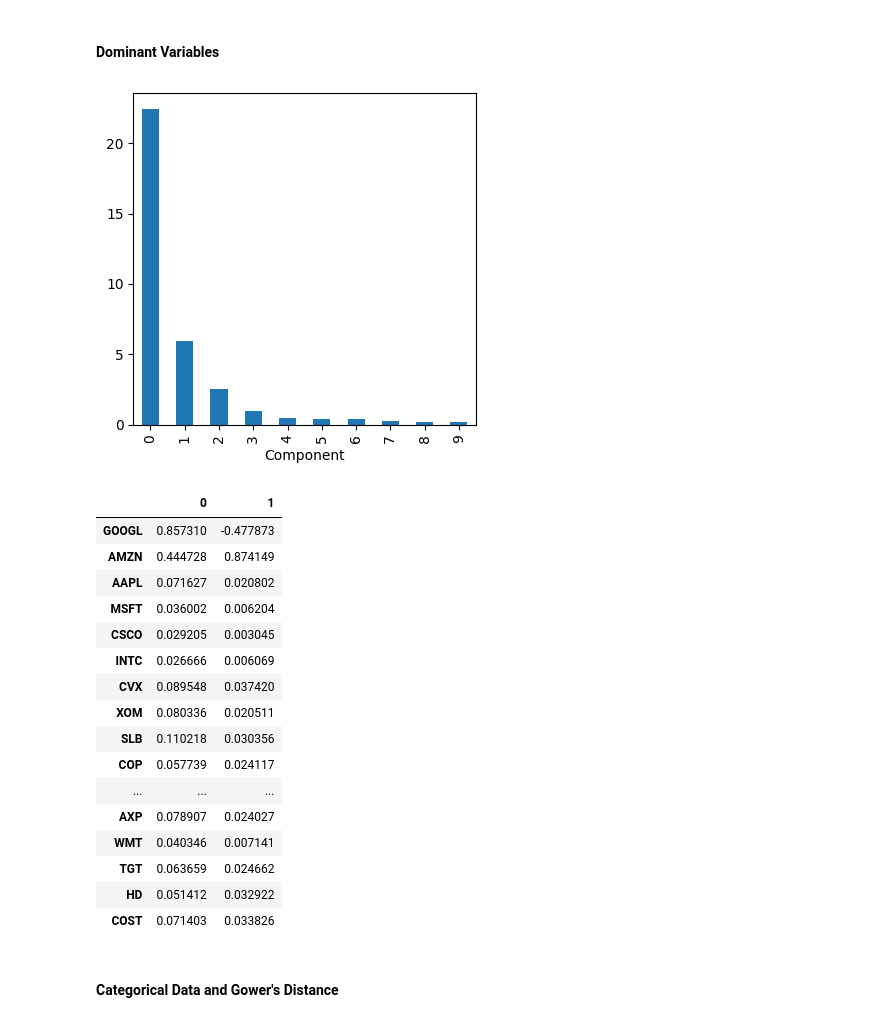
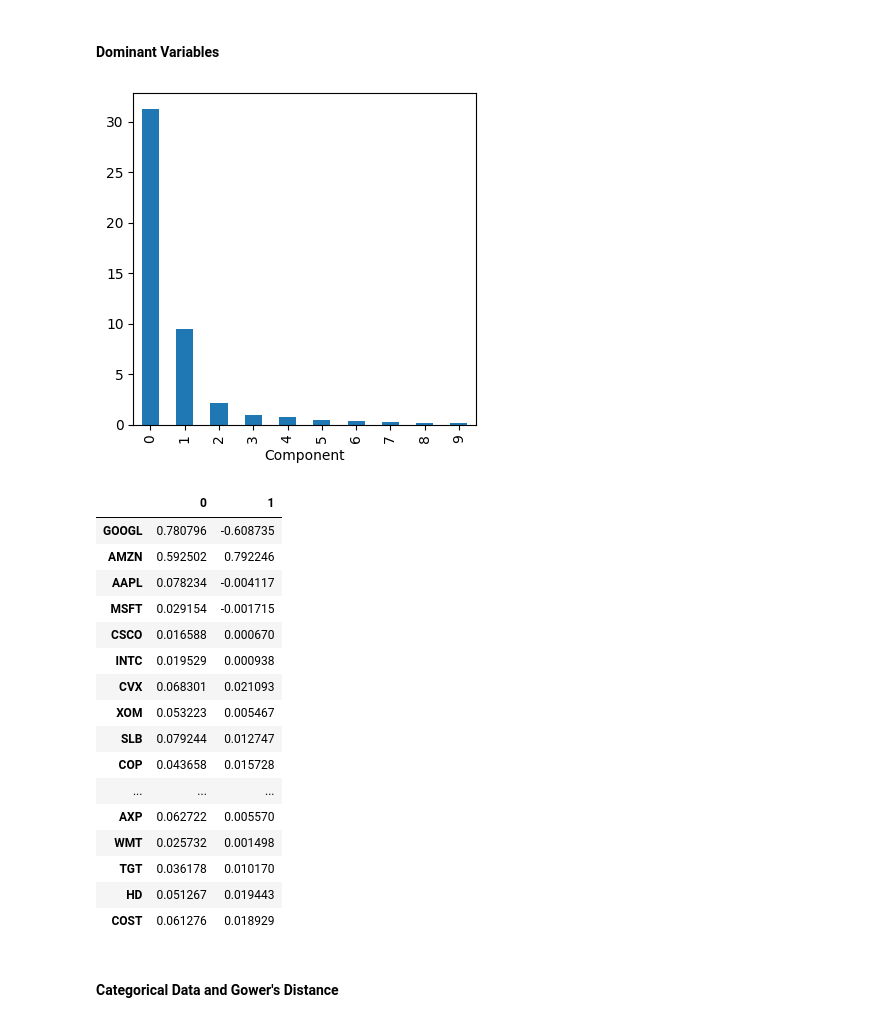
Before and after one commit to gedeck/ai-assisted-statistics-for-data-scientists, a Jupyter notebook: code/python/ch07.ipynb, the cells around one changed output. Drawn from its saved outputs; the diff is of its cells as text; code cells hidden in the pictures.

```diff
--- a/code/python/ch07.ipynb
+++ b/code/python/ch07.ipynb
@@ -348,40 +348,40 @@ centers
 # %%
 syms = ["GOOGL", "AMZN", "AAPL", "MSFT", "CSCO", "INTC", "CVX", "XOM",
         "SLB", "COP", "JPM", "WFC", "USB", "AXP", "WMT", "TGT", "HD", "COST"]
-top_sp1 = sp500_px.loc[sp500_px.index >= "2005-01-01", syms]
+top_sp1 = sp500_px.loc[sp500_px.index >= "2011-01-01", syms]
 
 sp_pca1 = PCA()
 sp_pca1.fit(top_sp1)
 
 explained_variance = pd.DataFrame(sp_pca1.explained_variance_)
 ax = explained_variance.head(10).plot.bar(legend=False, figsize=(4, 4))
 ax.set_xlabel("Component")
 
 plt.tight_layout()
 plt.show()
 # %% [output]
-[figure, old version]
+[figure, new version]
 # %%
 loadings = pd.DataFrame(sp_pca1.components_[0:2, :], columns=top_sp1.columns)
 loadings.transpose()
 # %% [output]
 |  | 0 | 1 |
-| GOOGL | 0.857310 | -0.477873 |
-| AMZN | 0.444728 | 0.874149 |
-| AAPL | 0.071627 | 0.020802 |
-| MSFT | 0.036002 | 0.006204 |
-| CSCO | 0.029205 | 0.003045 |
-| INTC | 0.026666 | 0.006069 |
-| CVX | 0.089548 | 0.037420 |
-| XOM | 0.080336 | 0.020511 |
-| SLB | 0.110218 | 0.030356 |
-| COP | 0.057739 | 0.024117 |
+| GOOGL | 0.780796 | -0.608735 |
+| AMZN | 0.592502 | 0.792246 |
+| AAPL | 0.078234 | -0.004117 |
+| MSFT | 0.029154 | -0.001715 |
+| CSCO | 0.016588 | 0.000670 |
+| INTC | 0.019529 | 0.000938 |
+| CVX | 0.068301 | 0.021093 |
+| XOM | 0.053223 | 0.005467 |
+| SLB | 0.079244 | 0.012747 |
+| COP | 0.043658 | 0.015728 |
 | ... | ... | ... |
-| AXP | 0.078907 | 0.024027 |
-| WMT | 0.040346 | 0.007141 |
-| TGT | 0.063659 | 0.024662 |
-| HD | 0.051412 | 0.032922 |
-| COST | 0.071403 | 0.033826 |
+| AXP | 0.062722 | 0.005570 |
+| WMT | 0.025732 | 0.001498 |
+| TGT | 0.036178 | 0.010170 |
+| HD | 0.051267 | 0.019443 |
+| COST | 0.061276 | 0.018929 |
 # %% [markdown]
 #### Categorical Data and Gower's Distance
 # %%
```
Also changed, not shown: parts of 11 cells of this notebook, 18 other files.
